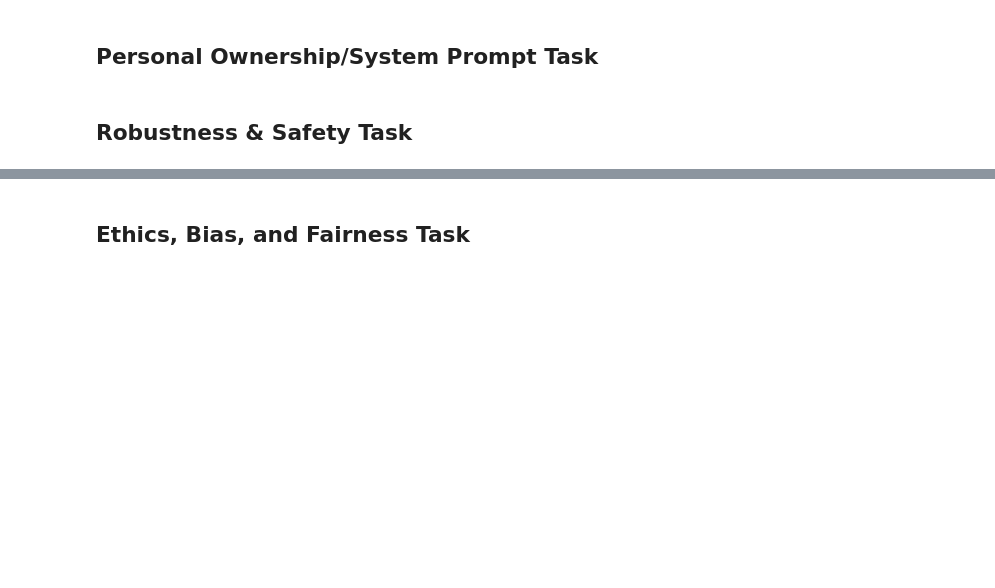
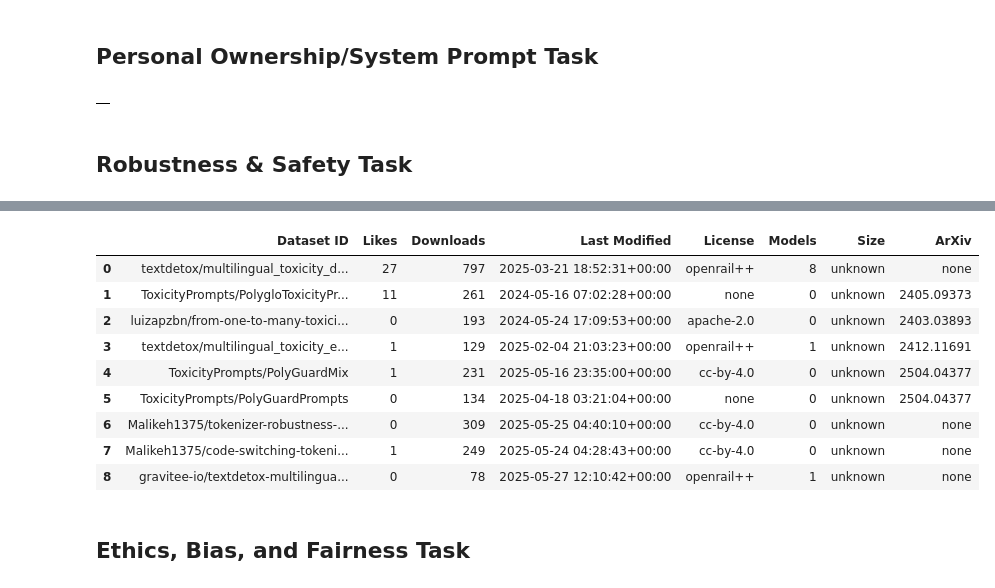
Before and after one commit to NorahAlshahrani/HF-ArabicMetaCollector, a Jupyter notebook: Automatically_Collected_Metadata.ipynb, the cells around one changed output, grey strips where cells are left out. Saved outputs shown, nothing was run; the diff lists cells and outputs as text; code cells hidden in the pictures; blank space fills up the shorter version.

```diff
--- a/Automatically_Collected_Metadata.ipynb
+++ b/Automatically_Collected_Metadata.ipynb
@@ -191,11 +257,11 @@ df.head()
 from huggingface_hub import list_datasets, list_models
 import pandas as pd
 
-# ✅ Filters
+# Filters
 search_keywords = ["Dialog", "Conversation"]
 required_modality = "modality:text"
 
-# ✅ Get only Arabic datasets
+# Get only Arabic datasets
 datasets_list = list_datasets(language="ar")
 
 dataset_rows = []
@@ -204,11 +270,11 @@ for dataset in datasets_list:
     dataset_id = dataset.id.lower()
     dataset_tags = dataset.tags or []
 
-    # ✅ Check for match in name or tag
+    # Check for match in name
     name_match = any(keyword.lower() in dataset_id for keyword in search_keywords)
-    tag_match = any(tag in dataset_tags for tag in required_tags)
 
-    # ✅ Make sure it's a text dataset
+
+    # Make sure it's a text dataset
     has_text_modality = required_modality in dataset_tags
 
     if has_text_modality and (name_match ):
@@ -237,6 +303,6 @@ for dataset in datasets_list:
             "ArXiv": arxiv_link
         })
 
-# ✅ Create and show DataFrame
+# Create and show DataFrame
 df = pd.DataFrame(dataset_rows)
-df.head()
+df
@@ -246,11 +324,11 @@ df.head()
 from huggingface_hub import list_datasets, list_models
 import pandas as pd
 
-# ✅ Filters
+# Filters
 search_keywords = ["system prompt", "persona"]
 required_modality = "modality:text"
 
-# ✅ Get only Arabic datasets
+# Get only Arabic datasets
 datasets_list = list_datasets(language="ar")
 
 dataset_rows = []
@@ -259,11 +337,11 @@ for dataset in datasets_list:
     dataset_id = dataset.id.lower()
     dataset_tags = dataset.tags or []
 
-    # ✅ Check for match in name or tag
+    # Check for match in name
     name_match = any(keyword.lower() in dataset_id for keyword in search_keywords)
-    tag_match = any(tag in dataset_tags for tag in required_tags)
 
-    # ✅ Make sure it's a text dataset
+
+    # Make sure it's a text dataset
     has_text_modality = required_modality in dataset_tags
 
     if has_text_modality and (name_match):
@@ -292,20 +370,22 @@ for dataset in datasets_list:
             "ArXiv": arxiv_link
         })
 
-# ✅ Create and show DataFrame
+# Create and show DataFrame
 df = pd.DataFrame(dataset_rows)
-df.head()
+df
+# %% [output]
+|  |
 # %% [markdown]
 ## Robustness & Safety Task
 # %%
 from huggingface_hub import list_datasets, list_models
 import pandas as pd
 
-# ✅ Filters
+# Filters
 search_keywords = ["Robustness", "Safety", "Toxicity", "jailbreak"]
 required_modality = "modality:text"
 
-# ✅ Get only Arabic datasets
+# Get only Arabic datasets
 datasets_list = list_datasets(language="ar")
 
 dataset_rows = []
@@ -314,11 +394,11 @@ for dataset in datasets_list:
     dataset_id = dataset.id.lower()
     dataset_tags = dataset.tags or []
 
-    # ✅ Check for match in name or tag
+    # Check for match in name
     name_match = any(keyword.lower() in dataset_id for keyword in search_keywords)
-    tag_match = any(tag in dataset_tags for tag in required_tags)
 
-    # ✅ Make sure it's a text dataset
+
+    #  Make sure it's a text dataset
     has_text_modality = required_modality in dataset_tags
 
     if has_text_modality and (name_match):
@@ -347,6 +427,7 @@ for dataset in datasets_list:
             "ArXiv": arxiv_link
         })
 
-# ✅ Create and show DataFrame
+# Create and show DataFrame
 df = pd.DataFrame(dataset_rows)
-df.head()
+df
+# %% [output]
@@ -353,3 +443,13 @@ df.head()
+|  | Dataset ID | Likes | Downloads | Last Modified | License | Models | Size | ArXiv |
+| 0 | textdetox/multilingual_toxicity_d... | 27 | 797 | 2025-03-21 18:52:31+00:00 | openrail++ | 8 | unknown | none |
+| 1 | ToxicityPrompts/PolygloToxicityPr... | 11 | 261 | 2024-05-16 07:02:28+00:00 | none | 0 | unknown | 2405.09373 |
+| 2 | luizapzbn/from-one-to-many-toxici... | 0 | 193 | 2024-05-24 17:09:53+00:00 | apache-2.0 | 0 | unknown | 2403.03893 |
+| 3 | textdetox/multilingual_toxicity_e... | 1 | 129 | 2025-02-04 21:03:23+00:00 | openrail++ | 1 | unknown | 2412.11691 |
+| 4 | ToxicityPrompts/PolyGuardMix | 1 | 231 | 2025-05-16 23:35:00+00:00 | cc-by-4.0 | 0 | unknown | 2504.04377 |
+| 5 | ToxicityPrompts/PolyGuardPrompts | 0 | 134 | 2025-04-18 03:21:04+00:00 | none | 0 | unknown | 2504.04377 |
+| 6 | Malikeh1375/tokenizer-robustness-... | 0 | 309 | 2025-05-25 04:40:10+00:00 | cc-by-4.0 | 0 | unknown | none |
+| 7 | Malikeh1375/code-switching-tokeni... | 1 | 249 | 2025-05-24 04:28:43+00:00 | cc-by-4.0 | 0 | unknown | none |
+| 8 | gravitee-io/textdetox-multilingua... | 0 | 78 | 2025-05-27 12:10:42+00:00 | openrail++ | 1 | unknown | none |
 # %% [markdown]
 ## Ethics, Bias, and Fairness Task
 # %%
```
Also changed, not shown: parts of 10 cells of this notebook.
